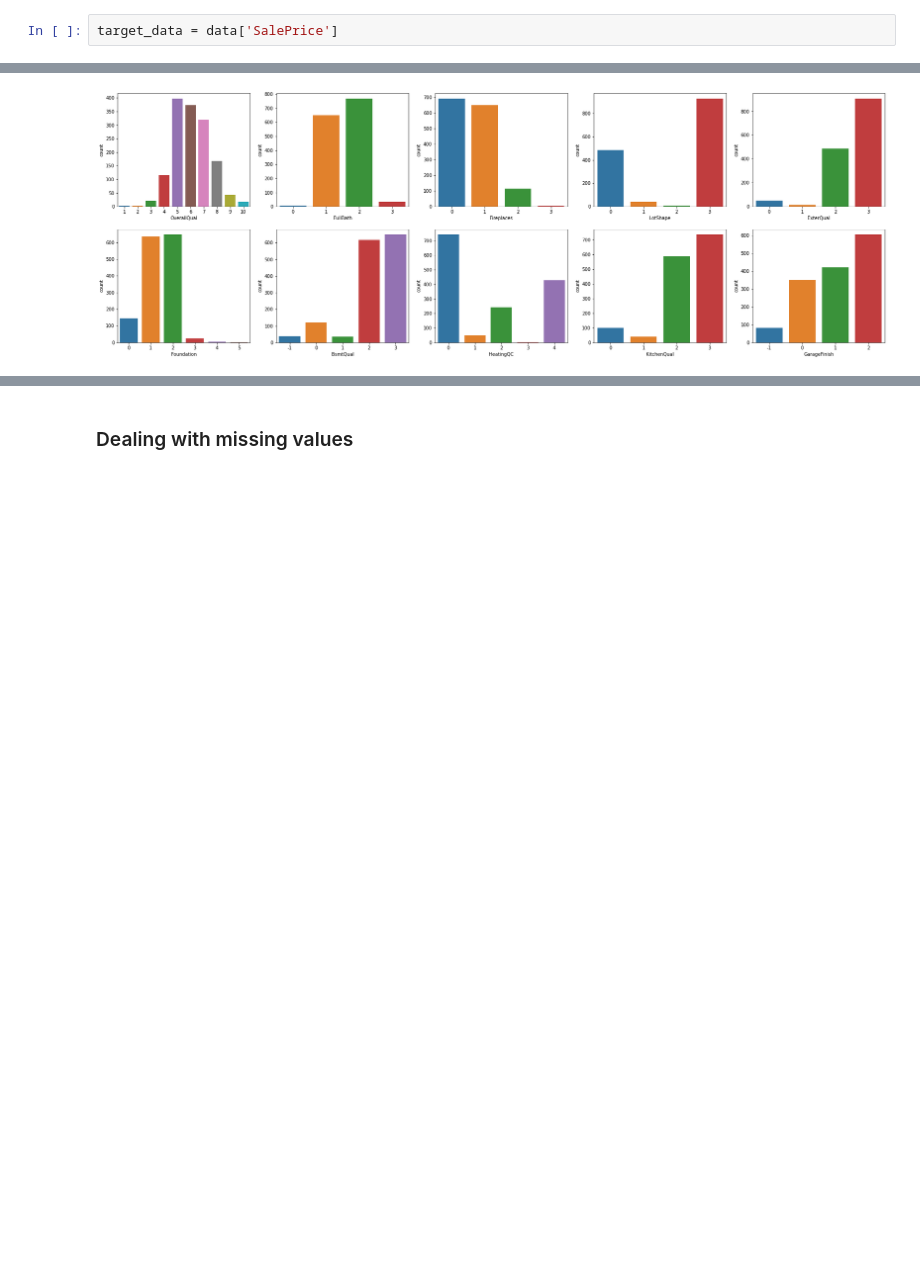
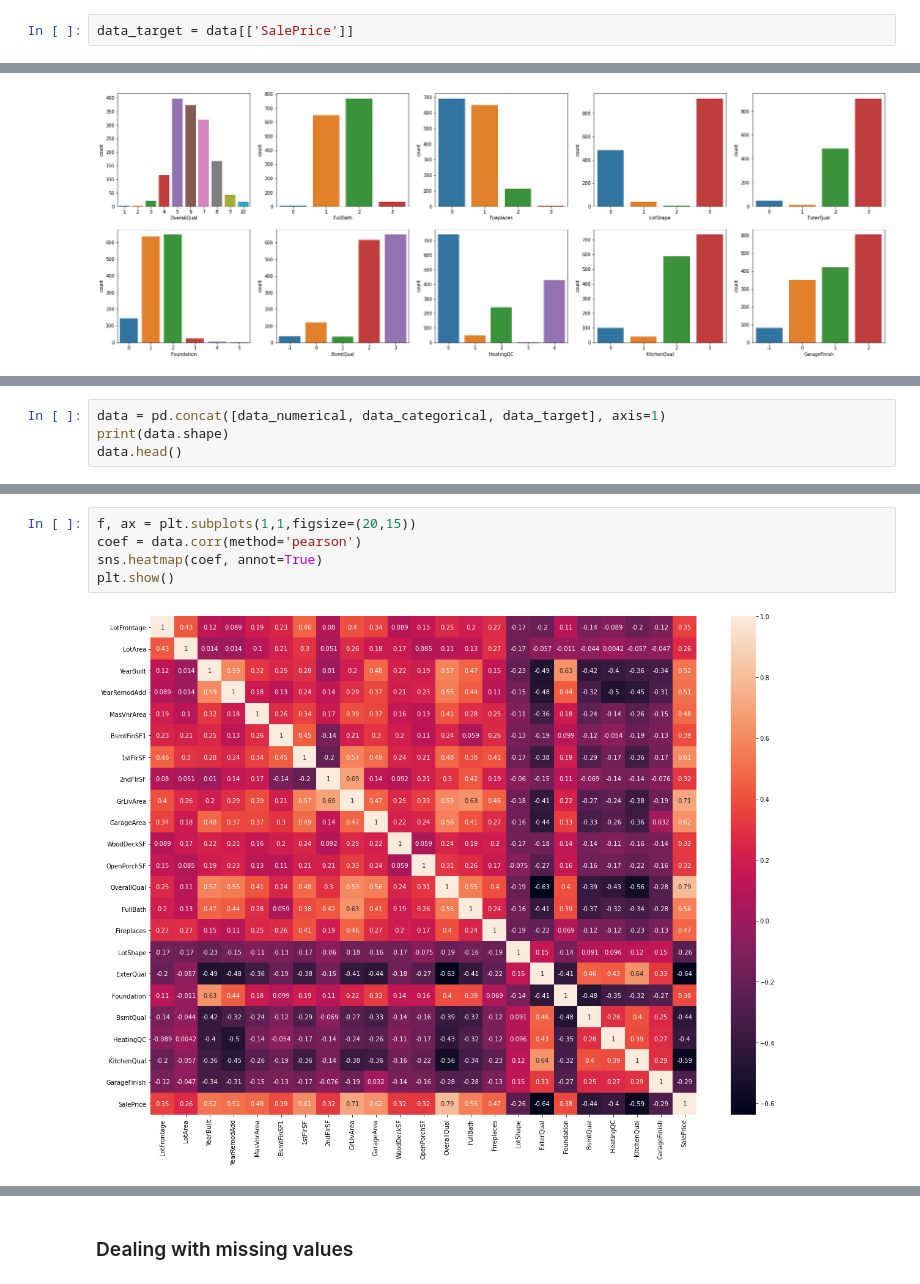
Before and after one commit to povstenko/house_price, a Jupyter notebook: macpaw_povstenko.ipynb, the cells around one changed output, grey strips where cells are left out. Saved outputs shown, nothing was run; the diff lists cells and outputs as text; blank space fills up the shorter version.

```diff
--- a/macpaw_povstenko.ipynb
+++ b/macpaw_povstenko.ipynb
@@ -102,6 +102,6 @@ data.head()
 # %% [markdown]
 ### Analyzing target variable
 # %%
-target_data = data['SalePrice']
+data_target = data[['SalePrice']]
 # %%
 fig, ax = plt.subplots(1, figsize=(10, 5))
@@ -255,0 +256,4 @@ for variable, subplot in zip(data_categorical, ax.flatten()):
+# %%
+data = pd.concat([data_numerical, data_categorical, data_target], axis=1)
+print(data.shape)
+data.head()
@@ -255,0 +268,7 @@ for variable, subplot in zip(data_categorical, ax.flatten()):
+# %%
+f, ax = plt.subplots(1,1,figsize=(20,15))
+coef = data.corr(method='pearson')
+sns.heatmap(coef, annot=True)
+plt.show()
+# %% [output]
+[figure, added]
```
Also changed, not shown: parts of 7 cells of this notebook.
